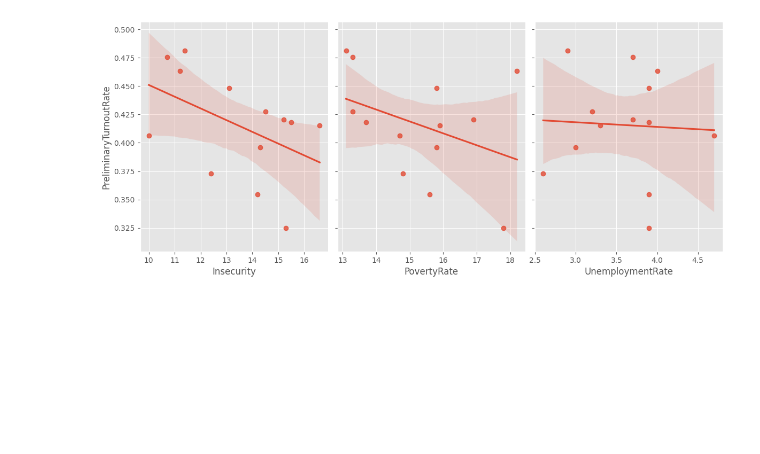
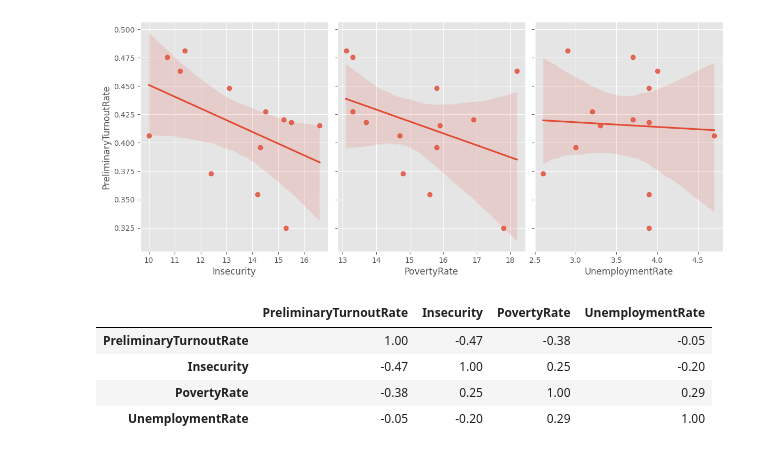
Before and after one commit to shimjide123/datman, a Jupyter notebook: Final_by_Yu Nong.ipynb, the cells around one changed output. Cells and saved outputs as stored; diff of their text form; code cells hidden in the pictures; blank space fills up the shorter version.

```diff
--- a/Final_by_Yu Nong.ipynb
+++ b/Final_by_Yu Nong.ipynb
@@ -1678,3 +1687,12 @@ sns.pairplot(Weakstates, x_vars=['Insecurity','PovertyRate', 'UnemploymentRate']
              height=5, aspect=.8, kind="reg");
 # %% [output]
 [figure]
+# %%
+Weakstates[['PreliminaryTurnoutRate','Insecurity','PovertyRate','UnemploymentRate']].corr().round(2)
+# still, in states with highest poverty and food insecurity rate , correlations between variables of soci-economic disadvantages and 2022 turnout also show negative relationships from weak (-0.05) to medium level (-0.47).
+# %% [output]
+|  | PreliminaryTurnoutRate | Insecurity | PovertyRate | UnemploymentRate |
+| PreliminaryTurnoutRate | 1.00 | -0.47 | -0.38 | -0.05 |
+| Insecurity | -0.47 | 1.00 | 0.25 | -0.20 |
+| PovertyRate | -0.38 | 0.25 | 1.00 | 0.29 |
+| UnemploymentRate | -0.05 | -0.20 | 0.29 | 1.00 |
```
Also changed, not shown: parts of 3 cells of this notebook.
